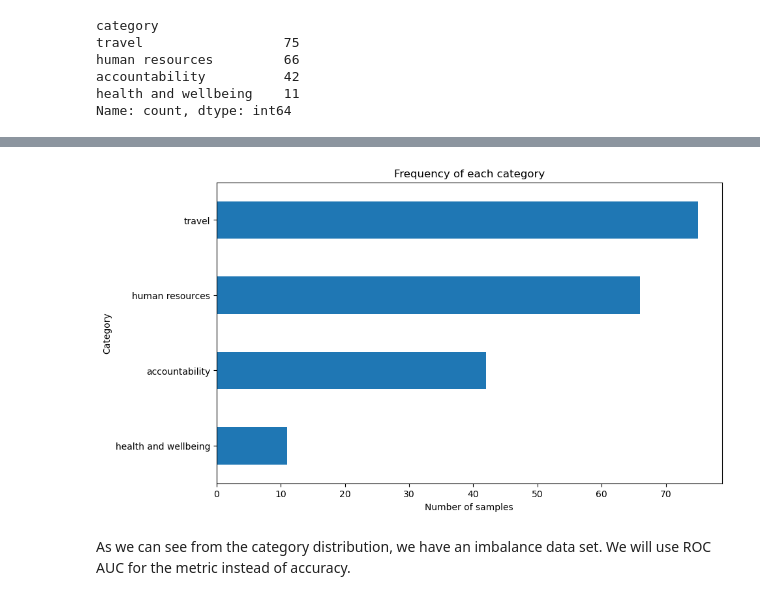
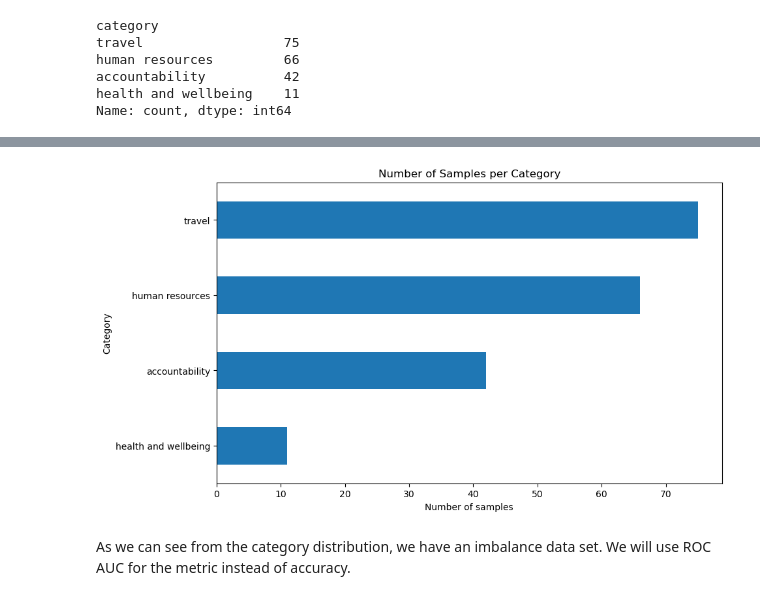
Before and after one commit to cdungca/document-classifier-final, a Jupyter notebook: main.ipynb, the cells around one changed output, grey strips where cells are left out. Drawn from its saved outputs; the diff is of its cells as text; code cells hidden in the pictures.

```diff
--- a/main.ipynb
+++ b/main.ipynb
@@ -100,12 +102,12 @@ plt.show()
 # %%
 # show category distribution bar horizontal
 Corpus["category"].value_counts(ascending=True).plot(kind='barh', figsize=(10, 6))
 plt.xlabel('Number of samples')
 plt.ylabel('Category')
-plt.title('Frequency of each category')
+plt.title('Number of Samples per Category')
 plt.show()
 # %% [output]
-[figure, old version]
+[figure, new version]
 # %% [markdown]
 As we can see from the category distribution, we have an imbalance data set. We will use ROC AUC for the metric instead of accuracy.
 # %% [markdown]
```
Also changed, not shown: parts of 41 cells of this notebook, 14 other files.
